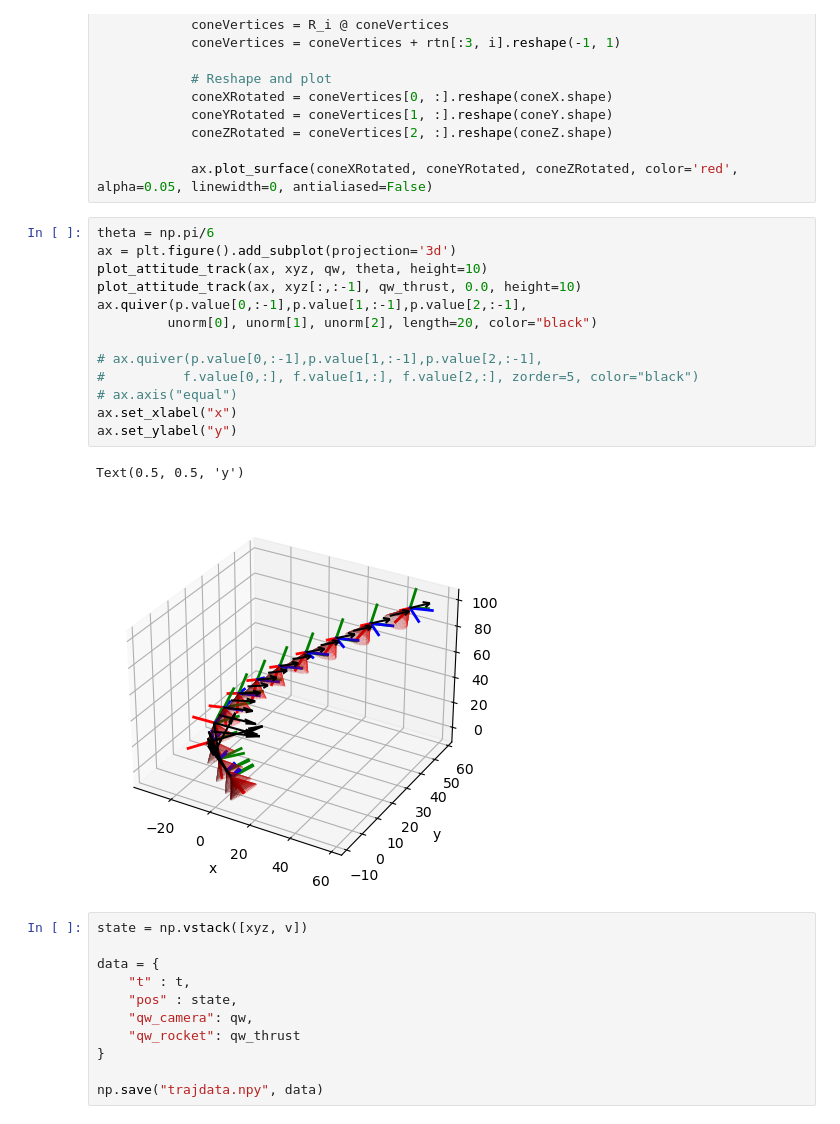
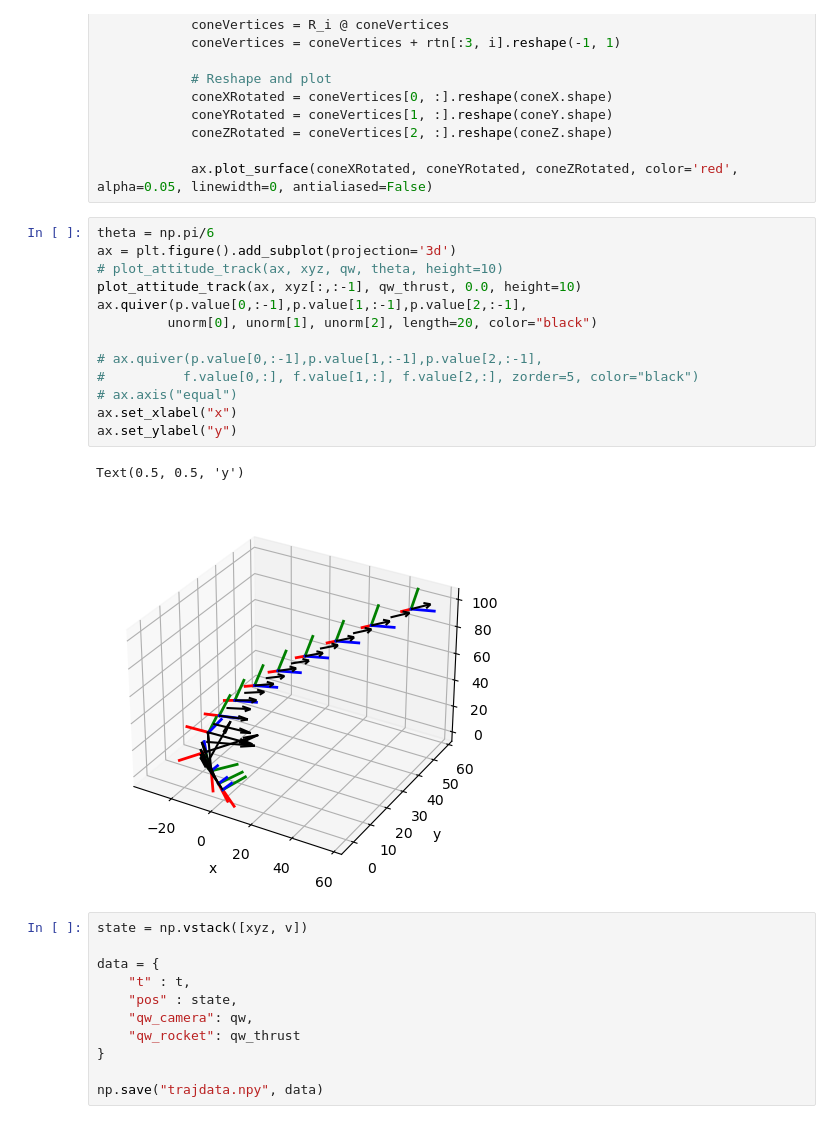
Before and after one commit to UzTak/AA273_Project, a Jupyter notebook: traj_gen/cvx_trajopt.ipynb, the cells around one changed output. Cells and saved outputs as stored; diff of their text form.

```diff
--- a/traj_gen/cvx_trajopt.ipynb
+++ b/traj_gen/cvx_trajopt.ipynb
@@ -265,19 +265,19 @@ def plot_attitude_track(ax, rtn, qw, coneAngle, height=20):
 # %%
 theta = np.pi/6
 ax = plt.figure().add_subplot(projection='3d')
-plot_attitude_track(ax, xyz, qw, theta, height=10)
+# plot_attitude_track(ax, xyz, qw, theta, height=10)
 plot_attitude_track(ax, xyz[:,:-1], qw_thrust, 0.0, height=10)
 ax.quiver(p.value[0,:-1],p.value[1,:-1],p.value[2,:-1],
          unorm[0], unorm[1], unorm[2], length=20, color="black")
 
 # ax.quiver(p.value[0,:-1],p.value[1,:-1],p.value[2,:-1],
 #          f.value[0,:], f.value[1,:], f.value[2,:], zorder=5, color="black")
 # ax.axis("equal")
 ax.set_xlabel("x")
 ax.set_ylabel("y")
 # %% [output]
 Text(0.5, 0.5, 'y')
-[figure, old version]
+[figure, new version]
 # %%
 state = np.vstack([xyz, v])
 
```
Also changed, not shown: parts of 3 cells of this notebook, 1 other file.
